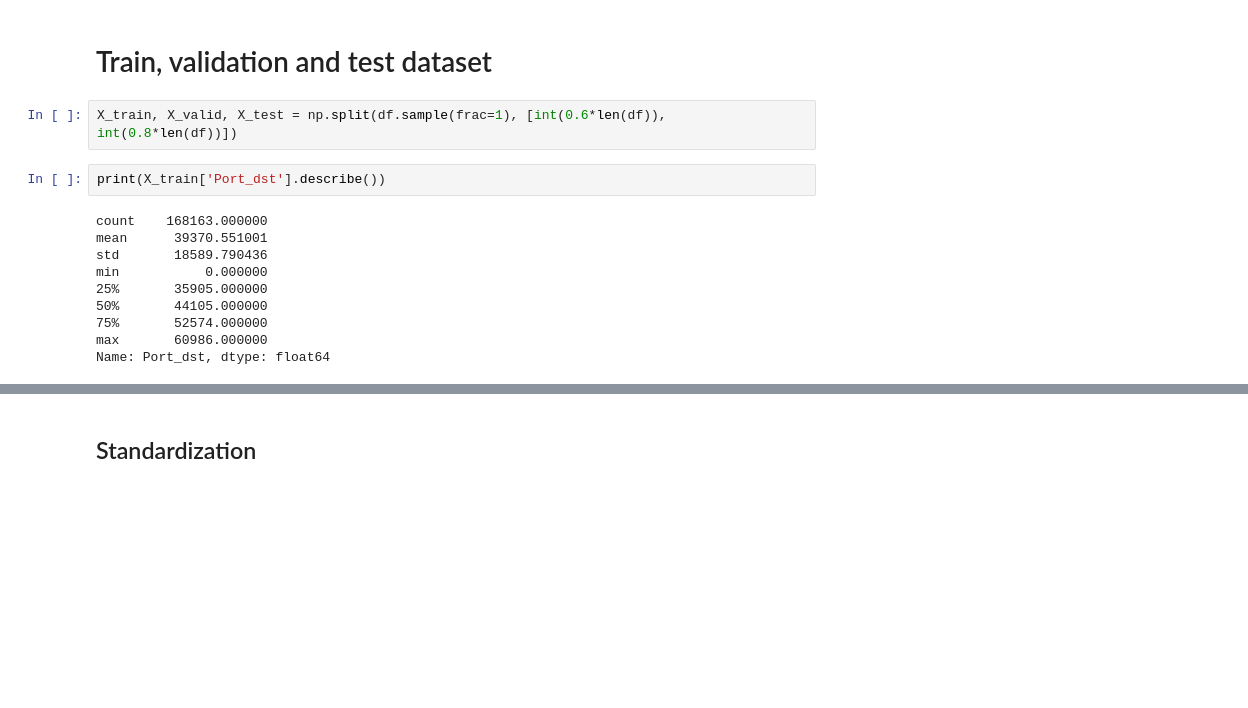
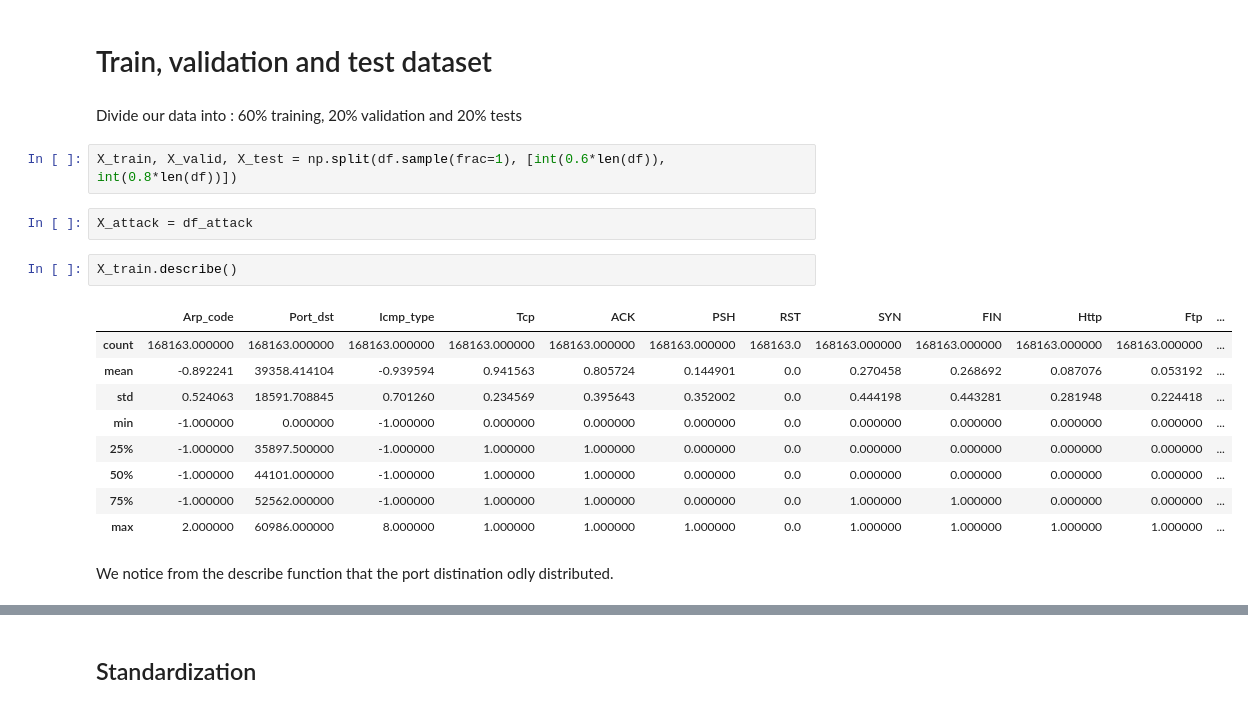
Before and after one commit to kahinalrk/PFE, a Jupyter notebook: GAN.ipynb, the cells around one changed output, grey strips where cells are left out. Drawn from its saved outputs; the diff is of its cells as text; blank space fills up the shorter version.

```diff
--- a/GAN.ipynb
+++ b/GAN.ipynb
@@ -304,16 +307,22 @@ df.describe()
 # %% [markdown]
 # Train, validation and test dataset
+# %% [markdown]
+Divide our data into : 60% training, 20% validation and 20% tests
 # %%
 X_train, X_valid, X_test = np.split(df.sample(frac=1), [int(0.6*len(df)), int(0.8*len(df))])
-# %%
-print(X_train['Port_dst'].describe())
-# %% [output]
-count    168163.000000
-mean      39370.551001
-std       18589.790436
-min           0.000000
-25%       35905.000000
-50%       44105.000000
-75%       52574.000000
-max       60986.000000
-Name: Port_dst, dtype: float64
+# %%
+X_attack = df_attack
+# %%
+X_train.describe()
+# %% [output]
+|  | Arp_code | Port_dst | Icmp_type | Tcp | ACK | PSH | RST | SYN | FIN | Http | Ftp | ... |
+| count | 168163.000000 | 168163.000000 | 168163.000000 | 168163.000000 | 168163.000000 | 168163.000000 | 168163.0 | 168163.000000 | 168163.000000 | 168163.000000 | 168163.000000 | ... |
+| mean | -0.892241 | 39358.414104 | -0.939594 | 0.941563 | 0.805724 | 0.144901 | 0.0 | 0.270458 | 0.268692 | 0.087076 | 0.053192 | ... |
+| std | 0.524063 | 18591.708845 | 0.701260 | 0.234569 | 0.395643 | 0.352002 | 0.0 | 0.444198 | 0.443281 | 0.281948 | 0.224418 | ... |
+| min | -1.000000 | 0.000000 | -1.000000 | 0.000000 | 0.000000 | 0.000000 | 0.0 | 0.000000 | 0.000000 | 0.000000 | 0.000000 | ... |
+| 25% | -1.000000 | 35897.500000 | -1.000000 | 1.000000 | 1.000000 | 0.000000 | 0.0 | 0.000000 | 0.000000 | 0.000000 | 0.000000 | ... |
+| 50% | -1.000000 | 44101.000000 | -1.000000 | 1.000000 | 1.000000 | 0.000000 | 0.0 | 0.000000 | 0.000000 | 0.000000 | 0.000000 | ... |
+| 75% | -1.000000 | 52562.000000 | -1.000000 | 1.000000 | 1.000000 | 0.000000 | 0.0 | 1.000000 | 1.000000 | 0.000000 | 0.000000 | ... |
+| max | 2.000000 | 60986.000000 | 8.000000 | 1.000000 | 1.000000 | 1.000000 | 0.0 | 1.000000 | 1.000000 | 1.000000 | 1.000000 | ... |
+# %% [markdown]
+We notice from the describe function that the port distination odly distributed.
```
Also changed, not shown: parts of 54 cells of this notebook, 1 other file.
